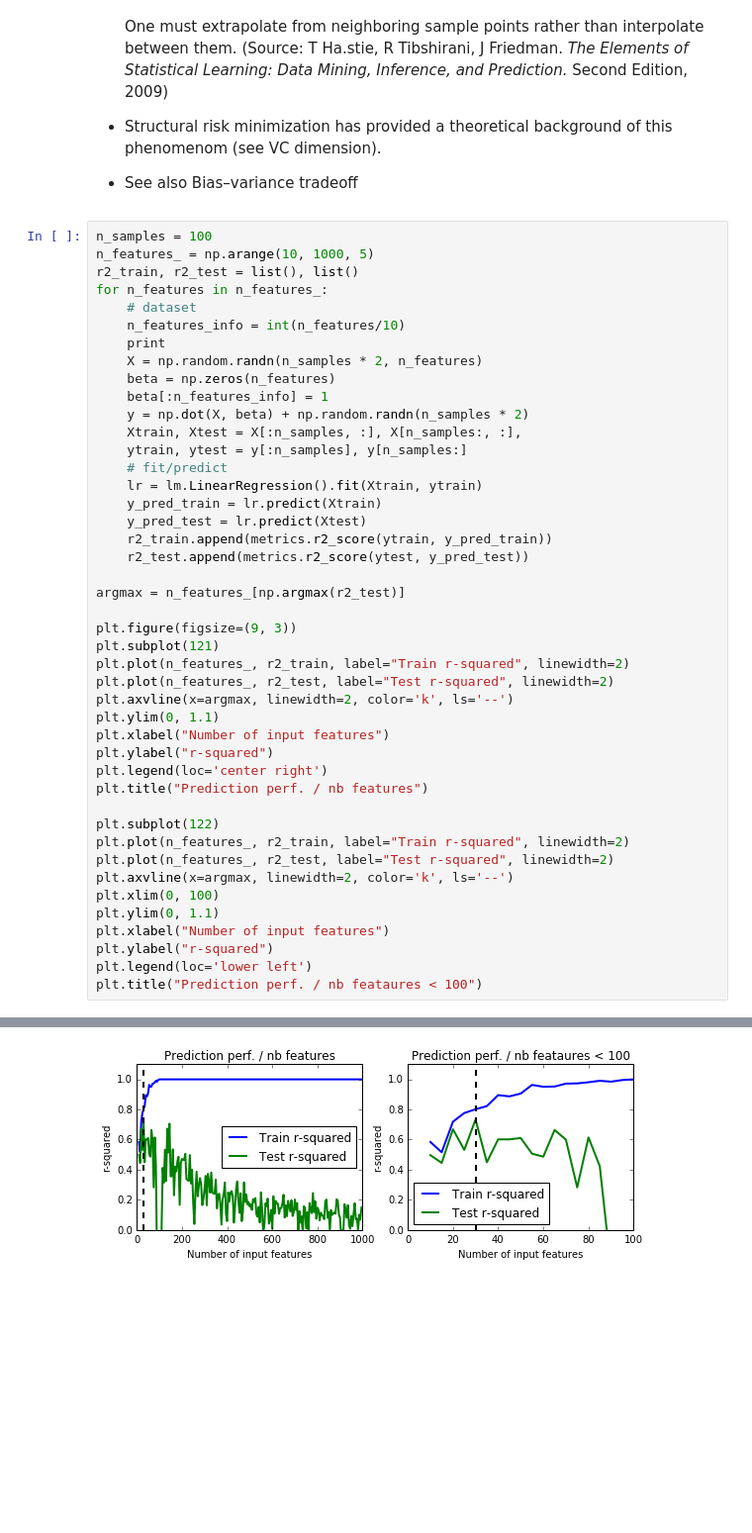
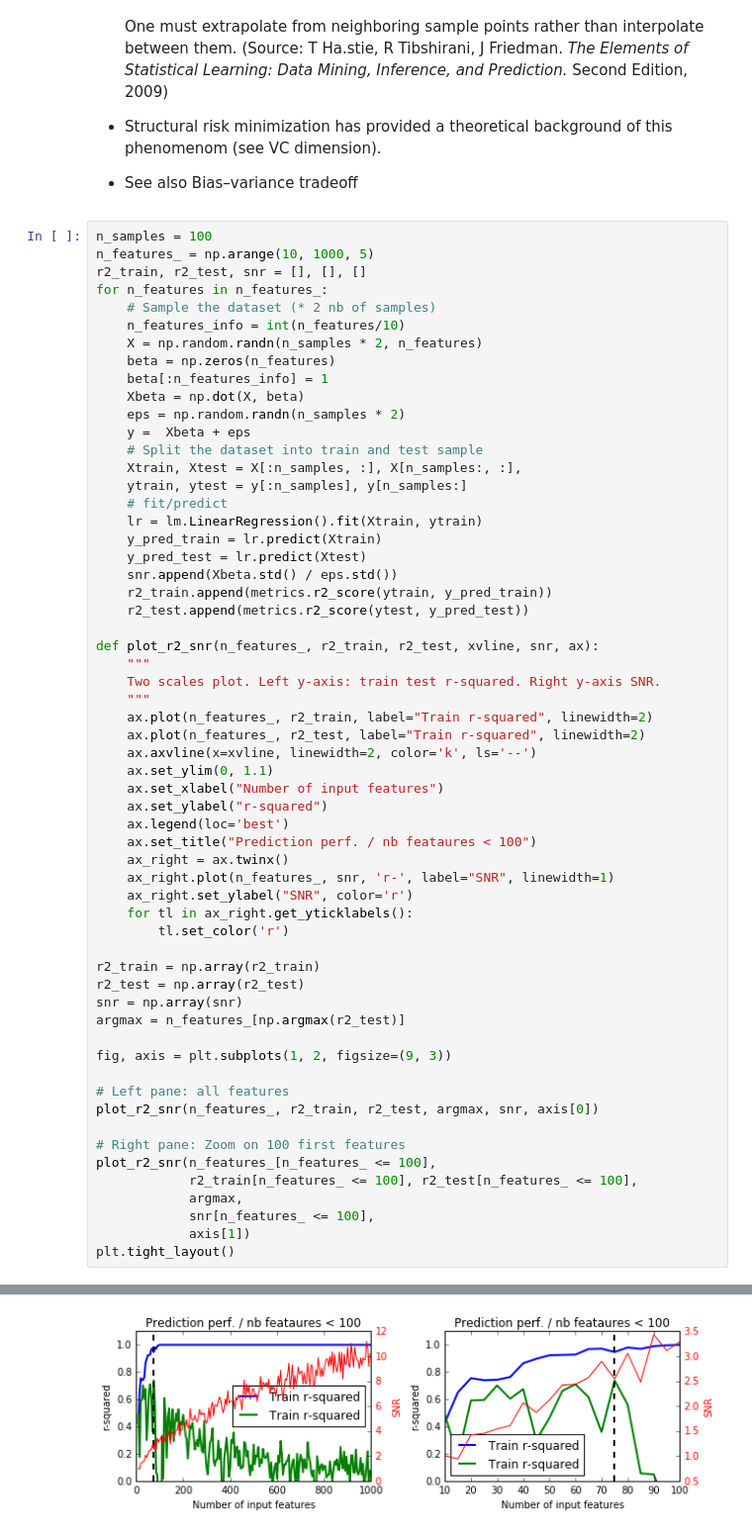
Before and after one commit to anhnguyendepocen/pylearn-doc, a Jupyter notebook: notebooks/ml_linear_regression.ipynb, the cells around one changed output, grey strips where cells are left out. Shown at 99% size. Drawn from its saved outputs; the diff is of its cells as text; blank space fills up the shorter version.

```diff
--- a/notebooks/ml_linear_regression.ipynb
+++ b/notebooks/ml_linear_regression.ipynb
@@ -111,45 +111,60 @@ A more complicated expression exists for the mean distance to the closest point.
 # %%
 n_samples = 100
 n_features_ = np.arange(10, 1000, 5)
-r2_train, r2_test = list(), list()
+r2_train, r2_test, snr = [], [], []
 for n_features in n_features_:
-    # dataset
+    # Sample the dataset (* 2 nb of samples)
     n_features_info = int(n_features/10)
-    print
     X = np.random.randn(n_samples * 2, n_features)
     beta = np.zeros(n_features)
     beta[:n_features_info] = 1
-    y = np.dot(X, beta) + np.random.randn(n_samples * 2)
+    Xbeta = np.dot(X, beta)
+    eps = np.random.randn(n_samples * 2)
+    y =  Xbeta + eps
+    # Split the dataset into train and test sample
     Xtrain, Xtest = X[:n_samples, :], X[n_samples:, :],
     ytrain, ytest = y[:n_samples], y[n_samples:]
     # fit/predict
     lr = lm.LinearRegression().fit(Xtrain, ytrain)
     y_pred_train = lr.predict(Xtrain)
     y_pred_test = lr.predict(Xtest)
+    snr.append(Xbeta.std() / eps.std())
     r2_train.append(metrics.r2_score(ytrain, y_pred_train))
     r2_test.append(metrics.r2_score(ytest, y_pred_test))
 
+def plot_r2_snr(n_features_, r2_train, r2_test, xvline, snr, ax):
+    """
+    Two scales plot. Left y-axis: train test r-squared. Right y-axis SNR.
+    """
+    ax.plot(n_features_, r2_train, label="Train r-squared", linewidth=2)
+    ax.plot(n_features_, r2_test, label="Train r-squared", linewidth=2)
+    ax.axvline(x=xvline, linewidth=2, color='k', ls='--')
+    ax.set_ylim(0, 1.1)
+    ax.set_xlabel("Number of input features")
+    ax.set_ylabel("r-squared")
+    ax.legend(loc='best')
+    ax.set_title("Prediction perf. / nb feataures < 100")
+    ax_right = ax.twinx()
+    ax_right.plot(n_features_, snr, 'r-', label="SNR", linewidth=1)
+    ax_right.set_ylabel("SNR", color='r')
+    for tl in ax_right.get_yticklabels():
+        tl.set_color('r')
+
+r2_train = np.array(r2_train)
+r2_test = np.array(r2_test)
+snr = np.array(snr)
 argmax = n_features_[np.argmax(r2_test)]
 
-plt.figure(figsize=(9, 3))
-plt.subplot(121)
-plt.plot(n_features_, r2_train, label="Train r-squared", linewidth=2)
-plt.plot(n_features_, r2_test, label="Test r-squared", linewidth=2)
-plt.axvline(x=argmax, linewidth=2, color='k', ls='--')
-plt.ylim(0, 1.1)
-plt.xlabel("Number of input features")
-plt.ylabel("r-squared")
-plt.legend(loc='center right')
-plt.title("Prediction perf. / nb features")
+fig, axis = plt.subplots(1, 2, figsize=(9, 3))
 
-plt.subplot(122)
-plt.plot(n_features_, r2_train, label="Train r-squared", linewidth=2)
-plt.plot(n_features_, r2_test, label="Test r-squared", linewidth=2)
-plt.axvline(x=argmax, linewidth=2, color='k', ls='--')
-plt.xlim(0, 100)
-plt.ylim(0, 1.1)
-plt.xlabel("Number of input features")
-plt.ylabel("r-squared")
-plt.legend(loc='lower left')
-plt.title("Prediction perf. / nb feataures < 100")
+# Left pane: all features
+plot_r2_snr(n_features_, r2_train, r2_test, argmax, snr, axis[0])
+
+# Right pane: Zoom on 100 first features
+plot_r2_snr(n_features_[n_features_ <= 100],
+            r2_train[n_features_ <= 100], r2_test[n_features_ <= 100],
+            argmax,
+            snr[n_features_ <= 100],
+            axis[1])
+plt.tight_layout()
 # %% [output]
@@ -157 +171 @@ plt.title("Prediction perf. / nb feataures < 100")
-[figure, old version]
+[figure, new version]
```
Also changed, not shown: parts of 4 cells of this notebook, 1 other file.
